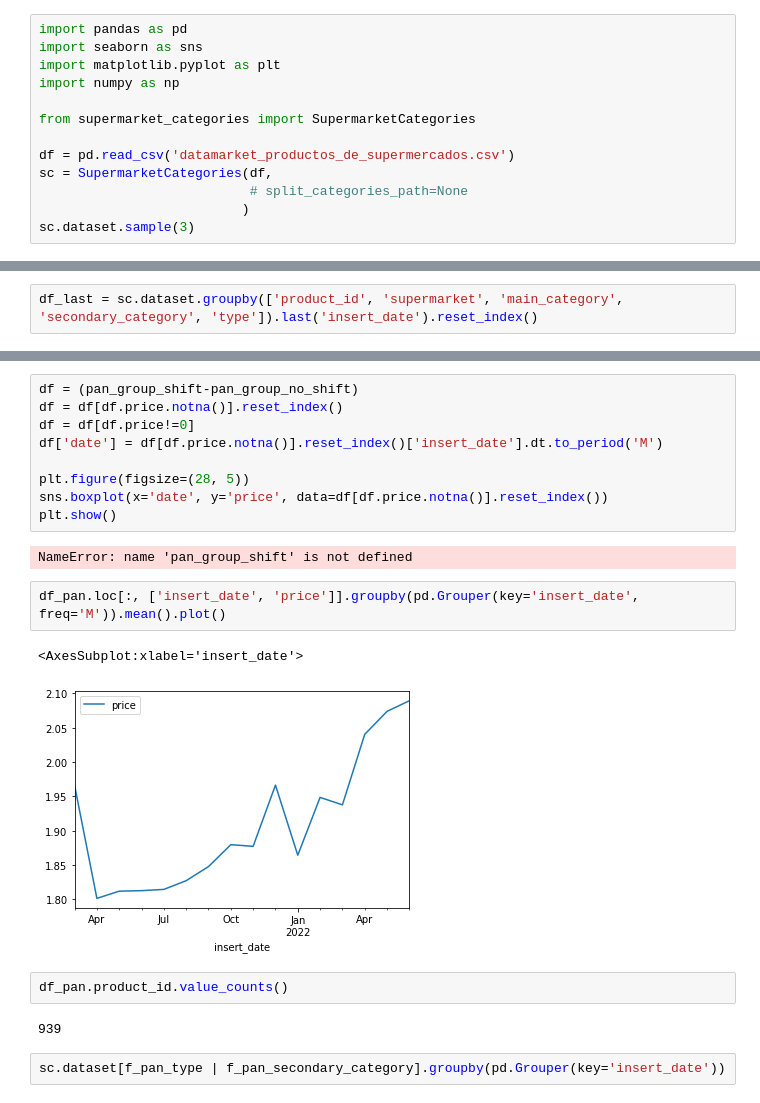
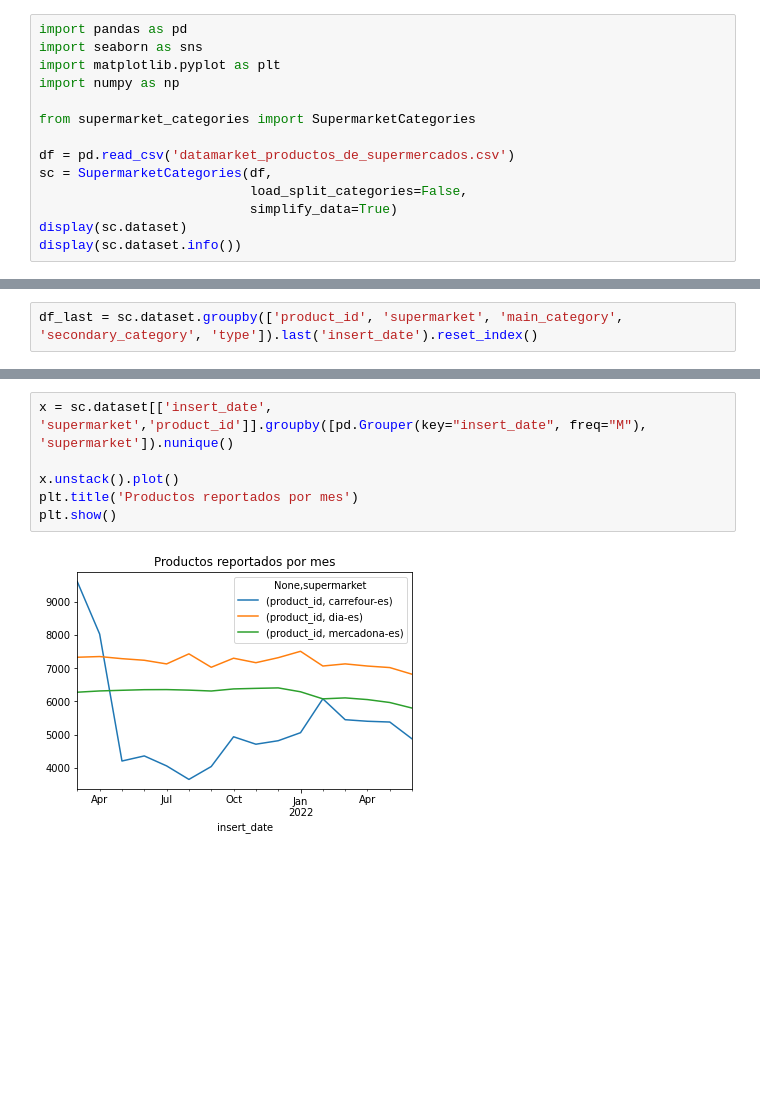
Before and after one commit to dapasca/productos_de_supermercado, a Jupyter notebook: eda.ipynb, the cells around one changed output, grey strips where cells are left out. Cells and saved outputs as stored; diff of their text form; blank space fills up the shorter version.

```diff
--- a/eda.ipynb
+++ b/eda.ipynb
@@ -8,7 +8,8 @@ from supermarket_categories import SupermarketCategories
 
 df = pd.read_csv('datamarket_productos_de_supermercados.csv')
 sc = SupermarketCategories(df,
-                           # split_categories_path=None
-                          )
-sc.dataset.sample(3)
+                           load_split_categories=False,
+                           simplify_data=True)
+display(sc.dataset)
+display(sc.dataset.info())
 # %% [output]
@@ -194,22 +70,8 @@ NameError: name 'np' is not defined
-# %%
-df = (pan_group_shift-pan_group_no_shift)
-df = df[df.price.notna()].reset_index()
-df = df[df.price!=0]
-df['date'] = df[df.price.notna()].reset_index()['insert_date'].dt.to_period('M')
-
-plt.figure(figsize=(28, 5))
-sns.boxplot(x='date', y='price', data=df[df.price.notna()].reset_index())
-plt.show()
-# %% [output]
-NameError: name 'pan_group_shift' is not defined
 # %%
-df_pan.loc[:, ['insert_date', 'price']].groupby(pd.Grouper(key='insert_date', freq='M')).mean().plot()
+x = sc.dataset[['insert_date', 'supermarket','product_id']].groupby([pd.Grouper(key="insert_date", freq="M"), 'supermarket']).nunique()
+
+x.unstack().plot()
+plt.title('Productos reportados por mes')
+plt.show()
 # %% [output]
-<AxesSubplot:xlabel='insert_date'>
-[figure, old version]
+[figure, new version]
-# %%
-df_pan.product_id.value_counts()
-# %% [output]
-939
-# %%
-sc.dataset[f_pan_type | f_pan_secondary_category].groupby(pd.Grouper(key='insert_date'))
```
Also changed, not shown: parts of 16 cells of this notebook, 5 other files.
